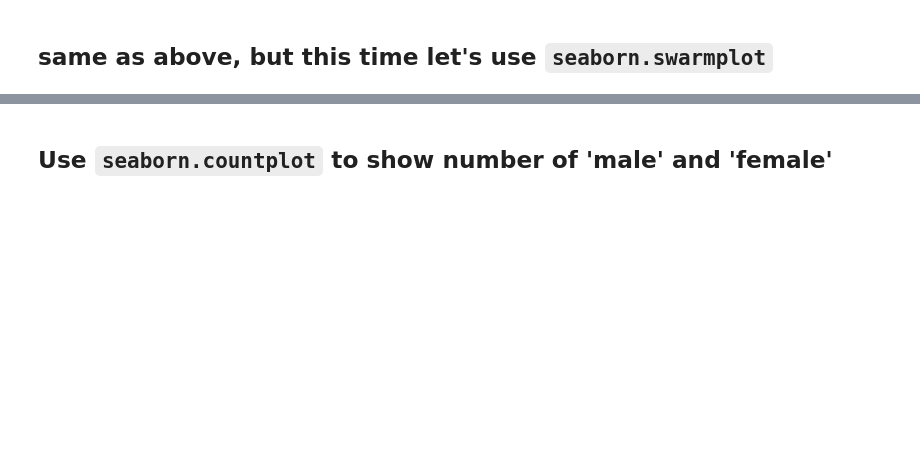
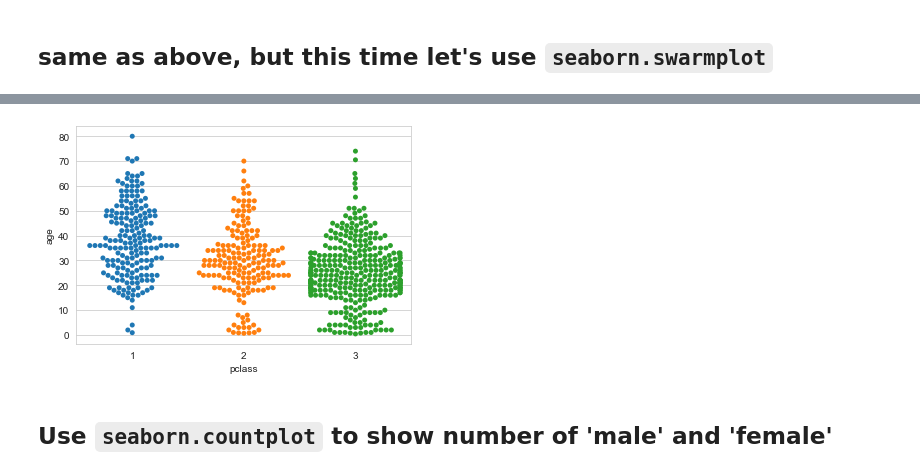
Before and after one commit to datacuriosity/MCI_Python_VIP_25_Level_1, a Jupyter notebook: Assignments/Session_04/Requirement/NNLinh_Seaborn_Exercises.ipynb, the cells around one changed output, grey strips where cells are left out. Cells and saved outputs as stored; diff of their text form; code cells hidden in the pictures; blank space fills up the shorter version.

```diff
--- a/Assignments/Session_04/Requirement/NNLinh_Seaborn_Exercises.ipynb
+++ b/Assignments/Session_04/Requirement/NNLinh_Seaborn_Exercises.ipynb
@@ -49,2 +44,6 @@ sns.distplot(titanic.fare)
+# %%
+sns.swarmplot(data=titanic, x='pclass',y='age');
+# %% [output]
+[figure, added]
 # %% [markdown]
 ## Use ``seaborn.countplot`` to show number of 'male' and 'female'
```
Also changed, not shown: parts of 12 cells of this notebook.
